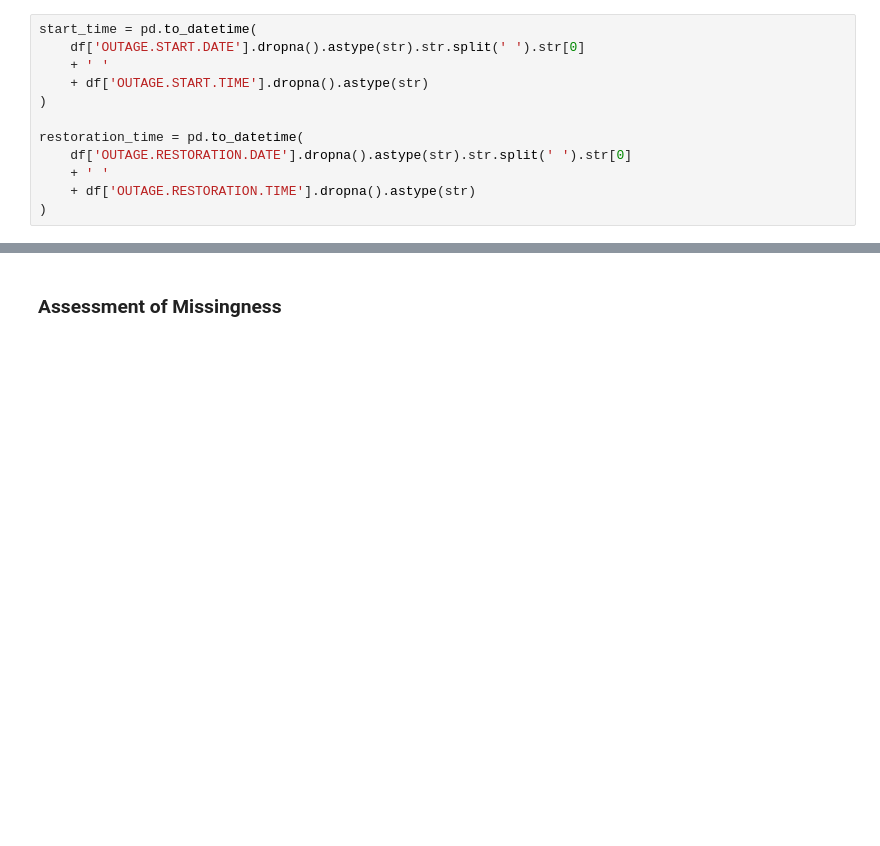
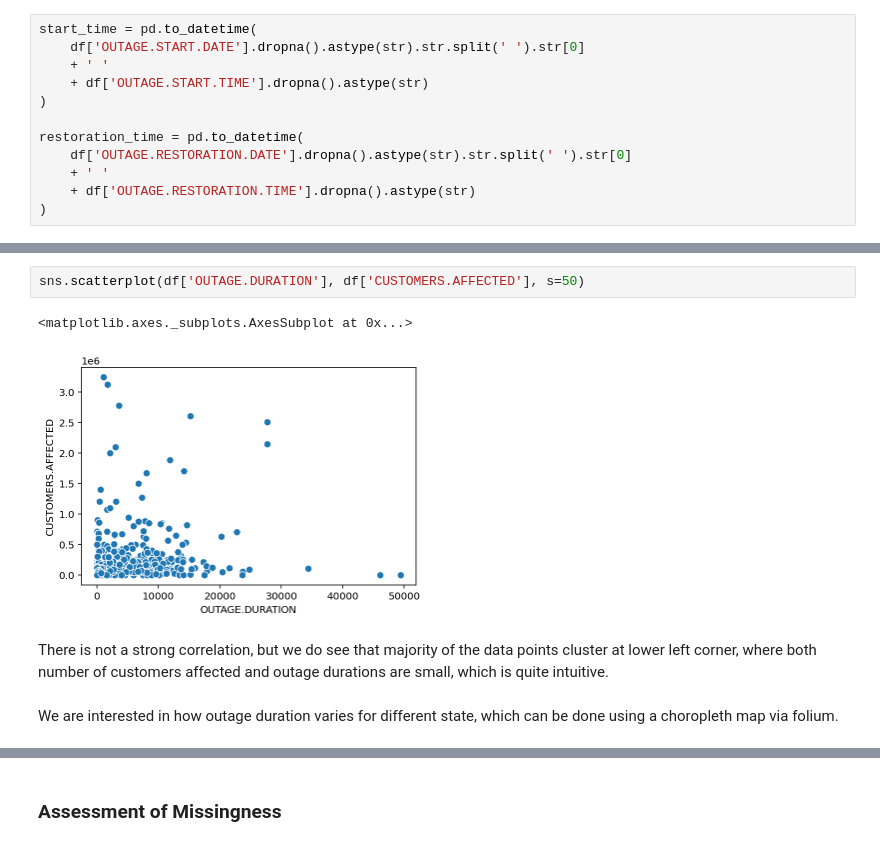
Before and after one commit to YourTeammate/dsc80-co-working, a Jupyter notebook: projects/03/outages.ipynb, the cells around one changed output, grey strips where cells are left out. Cells and saved outputs as stored; diff of their text form; blank space fills up the shorter version.

```diff
--- a/projects/03/outages.ipynb
+++ b/projects/03/outages.ipynb
@@ -96,0 +137,9 @@ df
+# %%
+sns.scatterplot(df['OUTAGE.DURATION'], df['CUSTOMERS.AFFECTED'], s=50)
+# %% [output]
+<matplotlib.axes._subplots.AxesSubplot at 0x...>
+[figure, added]
+# %% [markdown]
+There is not a strong correlation, but we do see that majority of the data points cluster at lower left corner, where both number of customers affected and outage durations are small, which is quite intuitive.
+# %% [markdown]
+We are interested in how outage duration varies for different state, which can be done using a choropleth map via folium.
```
Also changed, not shown: parts of 13 cells of this notebook.
